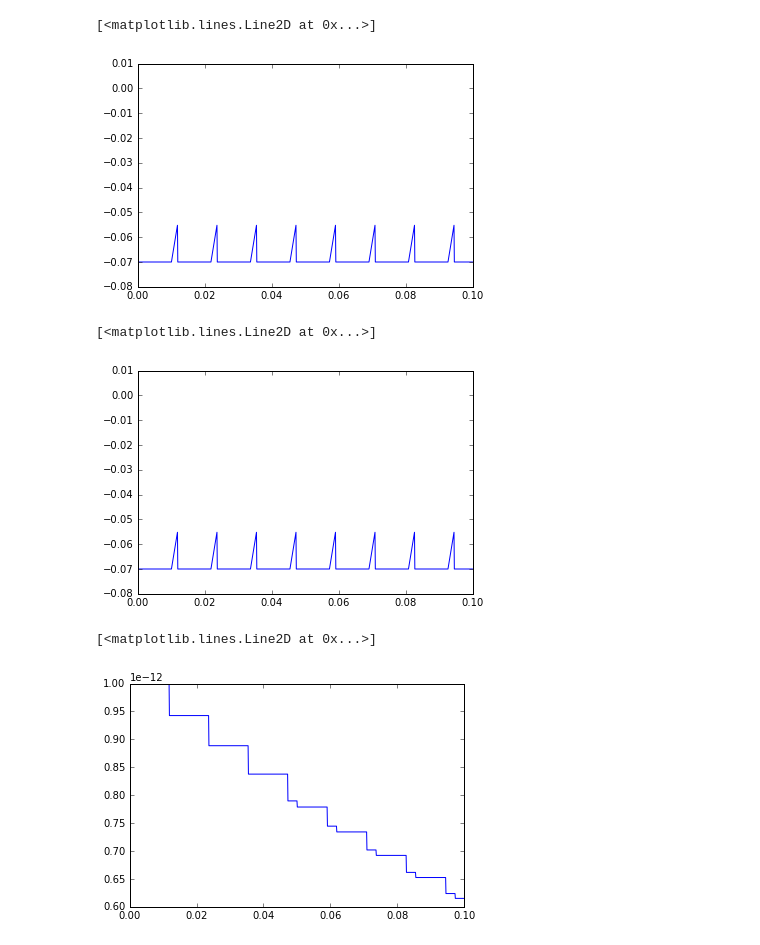
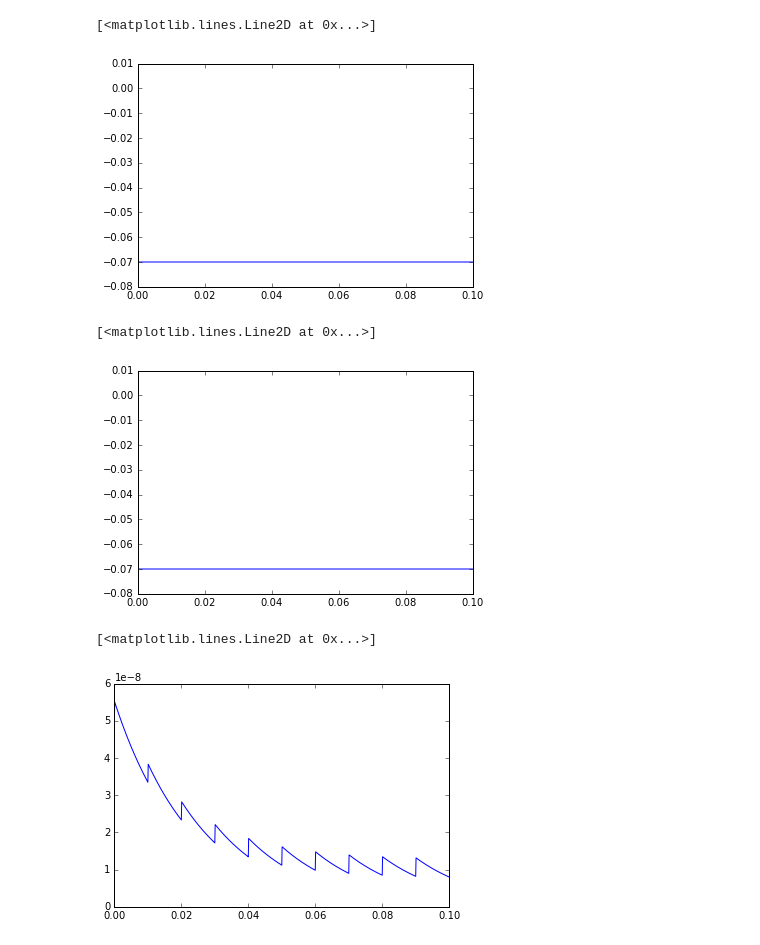
Before and after one commit to KokilaP/Neural-Networks, a Jupyter notebook: Synapse_testing.ipynb, the cells around one changed output. Saved outputs shown, nothing was run; the diff lists cells and outputs as text; code cells hidden in the pictures.

Commit message:
Update Synapse_testing.ipynb
Working ge conductance which increases by a weight we*nS at every spike

```diff
--- a/Synapse_testing.ipynb
+++ b/Synapse_testing.ipynb
@@ -10,12 +10,18 @@ dia = 20*um
 length = 20*um
 SA = (2*pi*(dia/2)*length) # units are um2
 gL = 1*psiemens/um2 * SA # units are psiemens
+g_II = 40*psiemens/um2 * SA # units are psiemens...becomes 50 psiemens
+g_EE = 40*psiemens/um2 * SA # units are psiemens...becomes 50 psiemens
+we = 5*nS  # excitatory synaptic weight
+wi = 15*nS # inhibitory synaptic weight
+# g_EI = 24*psiemens/um2 * SA # units are psiemens
+# g_IE = 8*psiemens/um2 * SA # units are psiemens
 C_mem = 10e-6*farad/cm2 * SA # units are farad
 E_ex = 0*mV
 E_i = -80*mV
 v_c = 0*mV
 I_c = 1000*pamp # same as I_ext, units pamp
-tau_ge = 200*ms
+tau_ge = 20*ms
 tau_gi_c = 6.8*ms # units of ms
 integ_method = 'heun'
 run_time = 100*ms
@@ -30,6 +36,7 @@ tau_gi : second
 
 model_1 = '''
 dv/dt = (1/C_mem)*(gL*(v - E_l) + I) : volt (unless refractory)
+dge/dt = -ge/tau_ge : siemens
 I : ampere
 '''
 
@@ -41,30 +48,31 @@ I : ampere
 # %%
 # implementing conductance in the synapse equations
 # https://brian2.readthedocs.io/en/stable/user/synapses.html?highlight=synapses#summed-variables
-
-G3 = NeuronGroup(N, model_2, threshold='v>v_th', reset='v=v_r', refractory=10*ms, method=integ_method)
-G3.I = I_c
-G3.ge = 1*psiemens
+start_scope()
+G3 = NeuronGroup(N, model_0, threshold='v>v_th', reset='v=v_r', refractory=10*ms, method=integ_method)
+G3.I = np.random.normal(I_c,1,1)*1000*pamp
+G3.ge = g_EE
+G3.gi = g_II
+G3.tau_gi = np.random.normal(tau_gi_c, 1,1)*ms
 G3.v = v_c
 statemon3 = StateMonitor(G3, variables='v',record=0)
+spikemon3 = SpikeMonitor(G3,variables='v')
 
-G4 = NeuronGroup(N, model_2, threshold='v>v_th', reset='v=v_r', refractory=10*ms, method=integ_method)
-G4.I = I_c
-G4.ge = 1*psiemens
+G4 = NeuronGroup(N, model_0, threshold='v>v_th', reset='v=v_r', refractory=10*ms, method=integ_method)
+G4.I = np.random.normal(I_c,1,1)*pamp
+G4.ge = g_EE
+G4.gi = g_II
+G4.tau_gi = np.random.normal(tau_gi_c, 1,1)/2*ms
 G4.v = v_c
-statemon4 = StateMonitor(G4, variables='v',record=0)
+statemon4 = StateMonitor(G4, variables=['v','ge','gi'],record=0)
+spikemon4 = SpikeMonitor(G4,variables='v')
 
-S3 = Synapses(G3, G4,
-              model ='''w : volt
-              dge_syn/dt = -ge_syn/tau_ge : siemens (event-driven)
-              ''', on_pre='''v_post += w
-              ''',on_post = 'ge_post = ge_syn',delay=50*ms)
+S3 = Synapses(G3, G4, model ='''w : volt''', on_pre='''v_post += w
+              ge+=we
+              gi+=wi''')
 S3.connect(i=0, j=0)
 # positive weight for an excitatory connection, -ve weight for inhibitory
 S3.w = 0.5*volt
-S3.ge_syn = 1*psiemens
-
-statemon5 = StateMonitor(S3, variables='ge_syn',record=0)
 
 run(run_time)
 # %% [output]
@@ -78,14 +81,14 @@ Missing compiler_cxx fix for MSVCCompiler
 plot(statemon3.t,np.transpose(statemon3.v))
 # %% [output]
 [<matplotlib.lines.Line2D at 0x...>]
-[figure, old version]
+[figure, new version]
 # %%
 plot(statemon4.t,np.transpose(statemon4.v))
 # %% [output]
 [<matplotlib.lines.Line2D at 0x...>]
-[figure, old version]
+[figure, new version]
 # %%
-plot(statemon5.t,np.transpose(statemon5.ge_syn))
+plot(statemon4.t,np.transpose(statemon4.ge))
 # %% [output]
 [<matplotlib.lines.Line2D at 0x...>]
-[figure, old version]
+[figure, new version]
```
Also changed, not shown: parts of 5 cells of this notebook.
